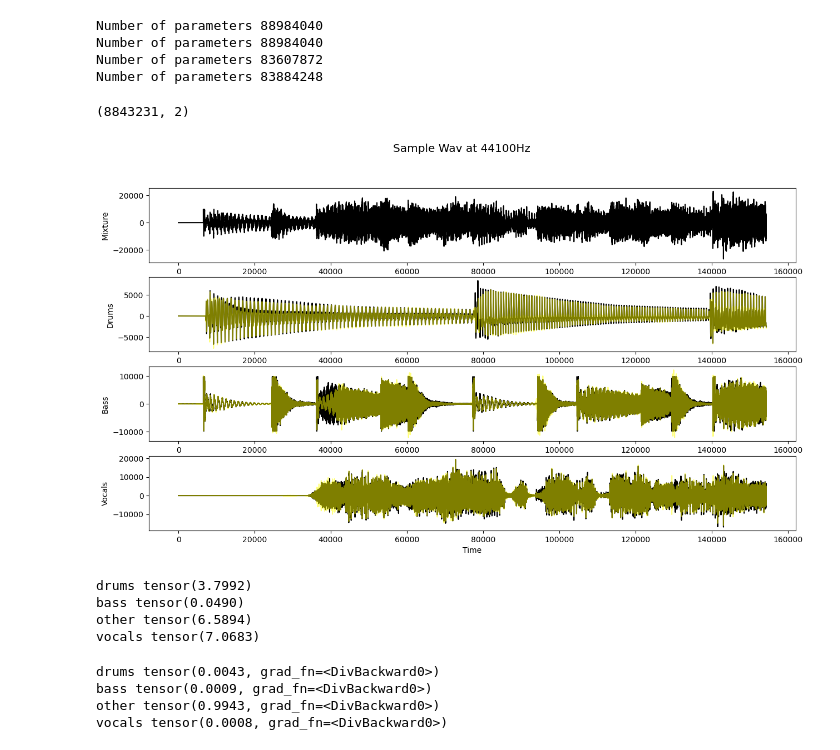
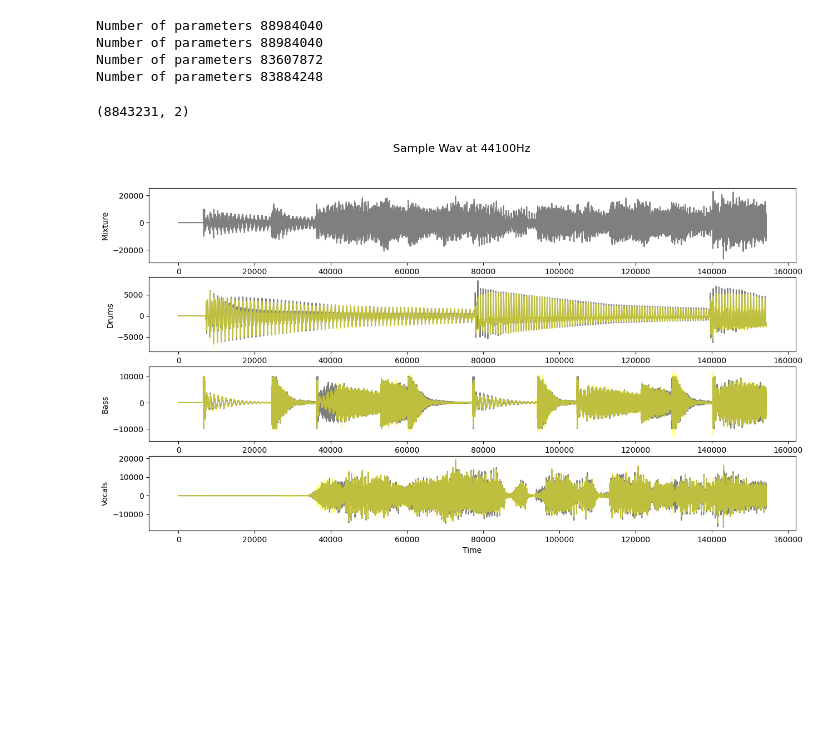
Before and after one commit to arthurviens/demucs, a Jupyter notebook: Demucs.ipynb, the cells around one changed output. Cells and saved outputs as stored; diff of their text form; code cells hidden in the pictures; blank space fills up the shorter version.

```diff
--- a/Demucs.ipynb
+++ b/Demucs.ipynb
@@ -46,72 +45,34 @@ Number of parameters 83884248
 # %%
 from scipy.io import wavfile
 import matplotlib.pyplot as plt
 
 samplerate, mix = wavfile.read('./song1/song1.wav')
 _, drums = wavfile.read('./song1/drums.wav')
 _, bass = wavfile.read('./song1/bass.wav')
 _, vocals = wavfile.read('./song1/vocals.wav')
 
 _, dmxd_drums = wavfile.read('./separated/htdemucs/song1/drums.wav')
 _, dmxd_bass = wavfile.read('./separated/htdemucs/song1/bass.wav')
 _, dmxd_vocals = wavfile.read('./separated/htdemucs/song1/vocals.wav')
 
 label = ["Mixture", "Drums", "Bass", "Vocals"]
 print(mix.shape)
 
 # plot the first 1024 samples
 fig, ax = plt.subplots(figsize=(15,8), nrows=4)
 
 plt.xlabel("Time")
 fig.suptitle(f"Sample Wav at {samplerate}Hz", fontsize="x-large")
-ax[0].plot(mix[int(1.5*44100):5*44100, 0], color="black")
-ax[1].plot(bass[int(1.5*44100):5*44100, 0], color="black")
+ax[0].plot(mix[int(1.5*44100):5*44100, 0], color="black", alpha=0.5)
+ax[1].plot(bass[int(1.5*44100):5*44100, 0], color="black", alpha=0.5)
 ax[1].plot(dmxd_bass[int(1.5*44100):5*44100, 0], color="yellow", alpha=0.5)
-ax[2].plot(drums[int(1.5*44100):5*44100, 0], color="black")
+ax[2].plot(drums[int(1.5*44100):5*44100, 0], color="black", alpha=0.5)
 ax[2].plot(dmxd_drums[int(1.5*44100):5*44100, 0], color="yellow", alpha=0.5)
-ax[3].plot(vocals[int(1.5*44100):5*44100, 0], color="black")
+ax[3].plot(vocals[int(1.5*44100):5*44100, 0], color="black", alpha=0.5)
 ax[3].plot(dmxd_vocals[int(1.5*44100):5*44100, 0], color="yellow", alpha=0.5)
 for i, axe in enumerate(ax):
     axe.set_ylabel(label[i])
 plt.show()
 # %% [output]
 (8843231, 2)
-[figure, old version]
+[figure, new version]
-# %%
-# Because `model` is a bag of 4 models, you cannot directly call it on your data,
-# but the `apply_model` will know what to do of it.
-import torch
-from demucs.apply import apply_model
-x = torch.randn(1, 2, 44100 * 10)  # ten seconds of white noise for the demo
-out = apply_model(model, x)[0]     # shape is [S, C, T] with S the number of sources
-
-# So let see, where is all the white noise content is going ?
-for name, source in zip(model.sources, out):
-    print(name, source.std() / x.std())
-# The outputs are quite weird to be fair, not what I would have expected.
-# %% [output]
-drums tensor(3.7992)
-bass tensor(0.0490)
-other tensor(6.5894)
-vocals tensor(7.0683)
-# %%
-# now let's take a single model from the bag, and let's test it on a pure cosine
-freq = 440  # in Hz
-sr = model.samplerate
-t = torch.arange(10 * sr).float() / sr
-x = torch.cos(2 * 3.1416 * freq * t).expand(1, 2, -1)
-sub_model = model.models[3]
-out = sub_model(x)[0]
-
-# Same question where does it go?
-for name, source in zip(model.sources, out):
-    print(name, source.std() / x.std())
-
-# Well now it makes much more sense, all the energy is going
-# in the `other` source.
-# Feel free to try lower pitch (try 80 Hz) to see what happens !
-# %% [output]
-drums tensor(0.0043, grad_fn=<DivBackward0>)
-bass tensor(0.0009, grad_fn=<DivBackward0>)
-other tensor(0.9943, grad_fn=<DivBackward0>)
-vocals tensor(0.0008, grad_fn=<DivBackward0>)
```
Also changed, not shown: parts of 3 cells of this notebook.
